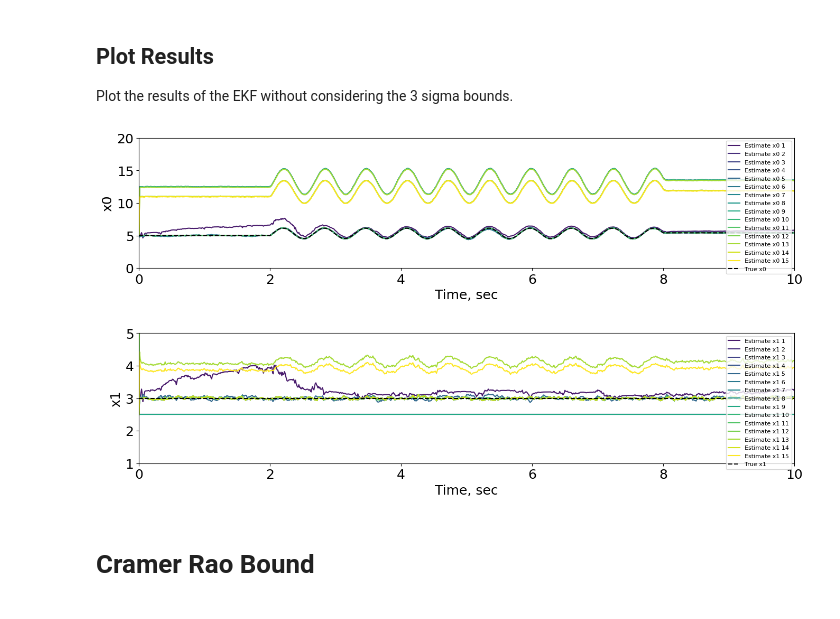
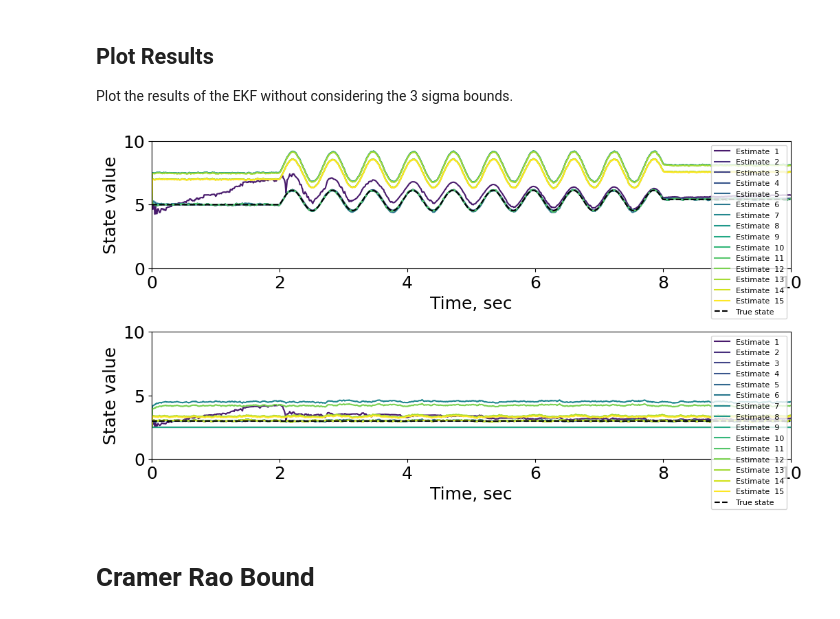
Before and after one commit to jadenmecham/First-Project, a Jupyter notebook: 4 - Nonlinear Camera/5C_EKF_UKF_monocamera_corrected.ipynb, the cells around one changed output. Drawn from its saved outputs; the diff is of its cells as text; code cells hidden in the pictures.

Commit message:
cleaned up a few things. still need to sort out heatmap issues.

```diff
--- a/4 - Nonlinear Camera/5C_EKF_UKF_monocamera_corrected.ipynb
+++ b/4 - Nonlinear Camera/5C_EKF_UKF_monocamera_corrected.ipynb
@@ -217,42 +217,25 @@ for i in range(len(R_modified)):
 # %% [markdown]
 ## Plot Results
 Plot the results of the EKF without considering the 3 sigma bounds.
-# %%
-# plot the results using 2 subplots
-fig, axs = plt.subplots(2, 1, figsize=(16, 8))
-fig.subplots_adjust(hspace=0.5)
-# plot all 31 estimates of x0
-
-# define a color map for the lines
-cmap = plt.get_cmap('viridis', len(R_modified)+1)
-
-for i in range(len(R_modified)):
-    axs[0].plot(tsim, results[i]['x0_hat'], label=f'Estimate x0 {i+1}', color=cmap(i+1))
-axs[0].set_xlabel('Time, sec')
-axs[0].set_ylabel('x0')
-axs[0].set_ylim([0, 20])
-axs[0].set_xlim([0, 10])
-# Plot x0 on the first subplot as a dashed line onm top of all other lines
-axs[0].plot(tsim, X[0, :], label='True x0', linestyle='--', color='black')
-
-# legend
-axs[0].legend(loc='upper right', fontsize=8)
-
-# plot all 31 estimates of x1
-for i in range(len(R_modified)):
-    axs[1].plot(tsim, results[i]['x1_hat'], label=f'Estimate x1 {i+1}', color=cmap(i+1))
-axs[1].set_xlabel('Time, sec')
-axs[1].set_ylabel('x1')
-axs[1].set_ylim([1, 5])
-axs[1].set_xlim([0, 10])
-# Plot x1 on the second subplot
-axs[1].plot(tsim, X[1, :], label='True x1', linestyle='--', color='black')
-# legend
-axs[1].legend(loc='upper right', fontsize=8)
-
-plt.show()
-# %% [output]
-[figure, removed]
+# %%
+def kf_plot(num_plots, data, allR, time, states):
+    fig, axs = plt.subplots(len(num_plots), 1, figsize=(12, 6))
+    fig.subplots_adjust(hspace=0.5)
+    cmap = plt.get_cmap('viridis', len(allR)+1)
+    for j in range(len(num_plots)):
+        for i in range(len(allR)):
+            axs[j].plot(time, data[i][states[j]], label=f'Estimate  {i+1}', color=cmap(i+1))
+        axs[j].set_xlabel('Time, sec')
+        axs[j].set_ylabel('State value')
+        axs[j].set_ylim([0, 10])
+        axs[j].set_xlim([0, 10])
+        axs[j].plot(time, X[j, :], label='True state', linestyle='--', color='black')
+        axs[j].legend(loc='upper right', fontsize=8)
+    plt.show()
+
+kf_plot([0, 1], results, R_modified, tsim, ['x0_hat', 'x1_hat'])
+# %% [output]
+[figure, added]
 # %% [markdown]
 # Cramer Rao Bound
 # %% [markdown]
```
Also changed, not shown: parts of 17 cells of this notebook.
